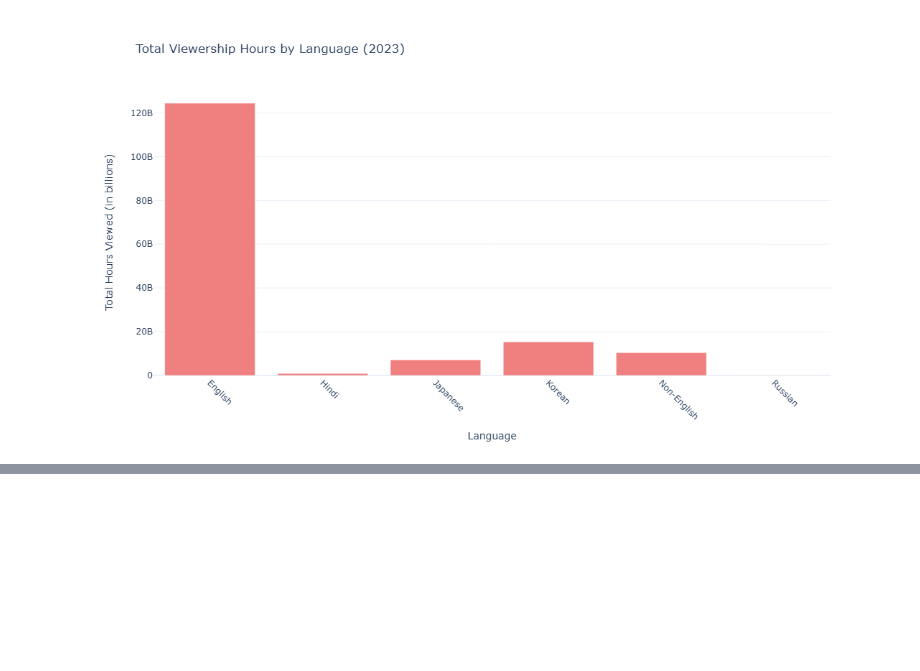
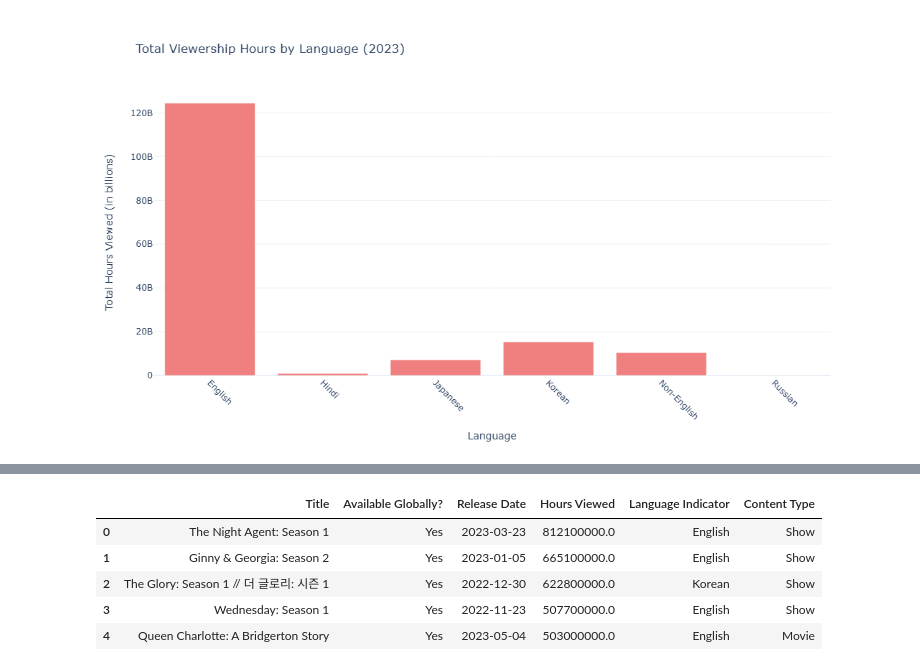
Before and after one commit to Unnathi-Ub/Netflix-Content-Strategy-Analysis-with-Python, a Jupyter notebook: Netflix-Content-Strategy-Analysis-with-Python.ipynb, the cells around one changed output, grey strips where cells are left out. Saved outputs shown, nothing was run; the diff lists cells and outputs as text; code cells hidden in the pictures; blank space fills up the shorter version.

```diff
--- a/Netflix-Content-Strategy-Analysis-with-Python.ipynb
+++ b/Netflix-Content-Strategy-Analysis-with-Python.ipynb
@@ -229,0 +251,9 @@ fig.show()
+# %%
+df.head()
+# %% [output]
+|  | Title | Available Globally? | Release Date | Hours Viewed | Language Indicator | Content Type |
+| 0 | The Night Agent: Season 1 | Yes | 2023-03-23 | 812100000.0 | English | Show |
+| 1 | Ginny & Georgia: Season 2 | Yes | 2023-01-05 | 665100000.0 | English | Show |
+| 2 | The Glory: Season 1 // 더 글로리: 시즌 1 | Yes | 2022-12-30 | 622800000.0 | Korean | Show |
+| 3 | Wednesday: Season 1 | Yes | 2022-11-23 | 507700000.0 | English | Show |
+| 4 | Queen Charlotte: A Bridgerton Story | Yes | 2023-05-04 | 503000000.0 | English | Movie |
```
Also changed, not shown: parts of 4 cells of this notebook.
